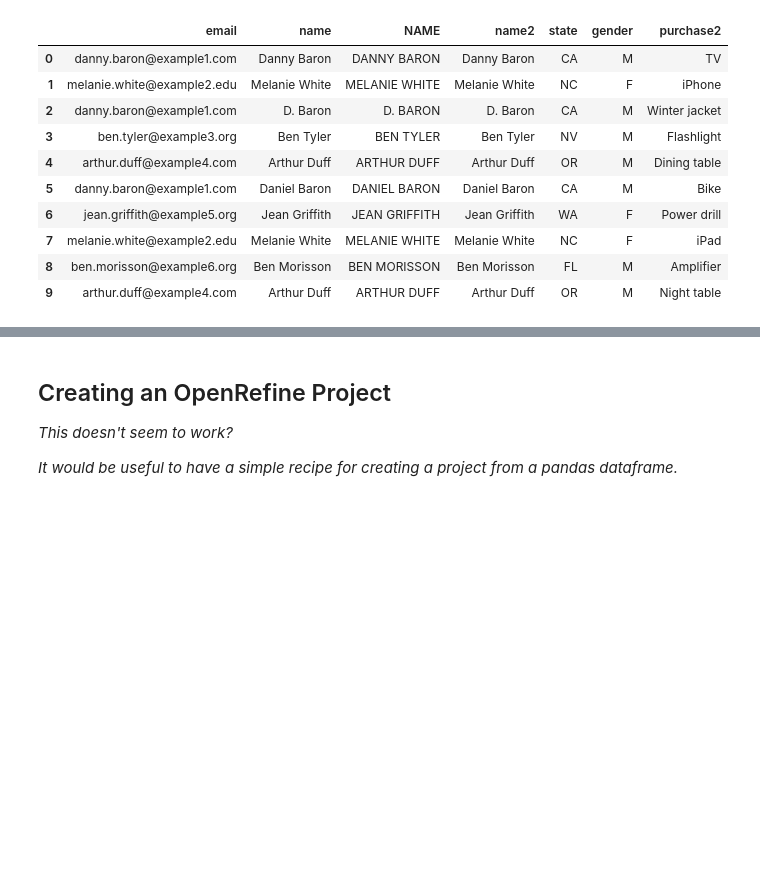
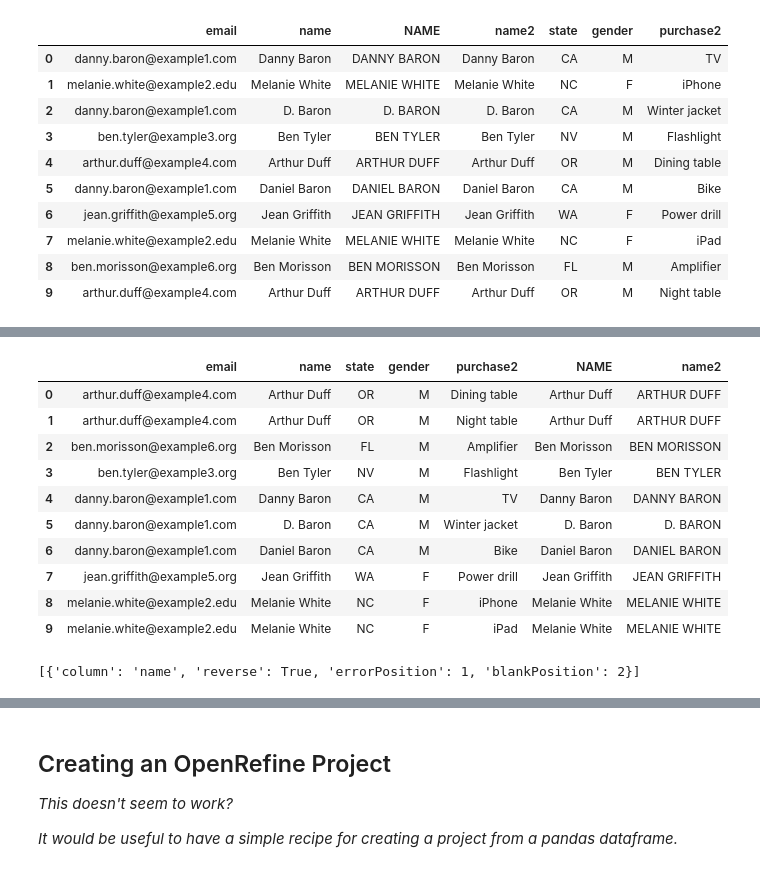
Before and after one commit to wetneb/openrefineder, a Jupyter notebook: notebooks/OpenRefine Demos.ipynb, the cells around one changed output, grey strips where cells are left out. Saved outputs shown, nothing was run; the diff lists cells and outputs as text; code cells hidden in the pictures; blank space fills up the shorter version.

```diff
--- a/notebooks/OpenRefine Demos.ipynb
+++ b/notebooks/OpenRefine Demos.ipynb
@@ -182,0 +352,22 @@ pd.read_csv( StringIO( p.export(export_format='csv') ) )
+# %%
+p.sorting = Sorting('email')
+p.reorder_rows()
+
+show_table(p)
+# %% [output]
+|  | email | name | state | gender | purchase2 | NAME | name2 |
+| 0 | arthur.duff@example4.com | Arthur Duff | OR | M | Dining table | Arthur Duff | ARTHUR DUFF |
+| 1 | arthur.duff@example4.com | Arthur Duff | OR | M | Night table | Arthur Duff | ARTHUR DUFF |
+| 2 | ben.morisson@example6.org | Ben Morisson | FL | M | Amplifier | Ben Morisson | BEN MORISSON |
+| 3 | ben.tyler@example3.org | Ben Tyler | NV | M | Flashlight | Ben Tyler | BEN TYLER |
+| 4 | danny.baron@example1.com | Danny Baron | CA | M | TV | Danny Baron | DANNY BARON |
+| 5 | danny.baron@example1.com | D. Baron | CA | M | Winter jacket | D. Baron | D. BARON |
+| 6 | danny.baron@example1.com | Daniel Baron | CA | M | Bike | Daniel Baron | DANIEL BARON |
+| 7 | jean.griffith@example5.org | Jean Griffith | WA | F | Power drill | Jean Griffith | JEAN GRIFFITH |
+| 8 | melanie.white@example2.edu | Melanie White | NC | F | iPhone | Melanie White | MELANIE WHITE |
+| 9 | melanie.white@example2.edu | Melanie White | NC | F | iPad | Melanie White | MELANIE WHITE |
+# %%
+#Seems we can be more explicit - but are the missing items (e.g. valueType, caseSensitive) important?
+Sorting([{'column':'name','reverse':True}]).criteria
+# %% [output]
+[{'column': 'name', 'reverse': True, 'errorPosition': 1, 'blankPosition': 2}]
```
Also changed, not shown: parts of 52 cells of this notebook.
